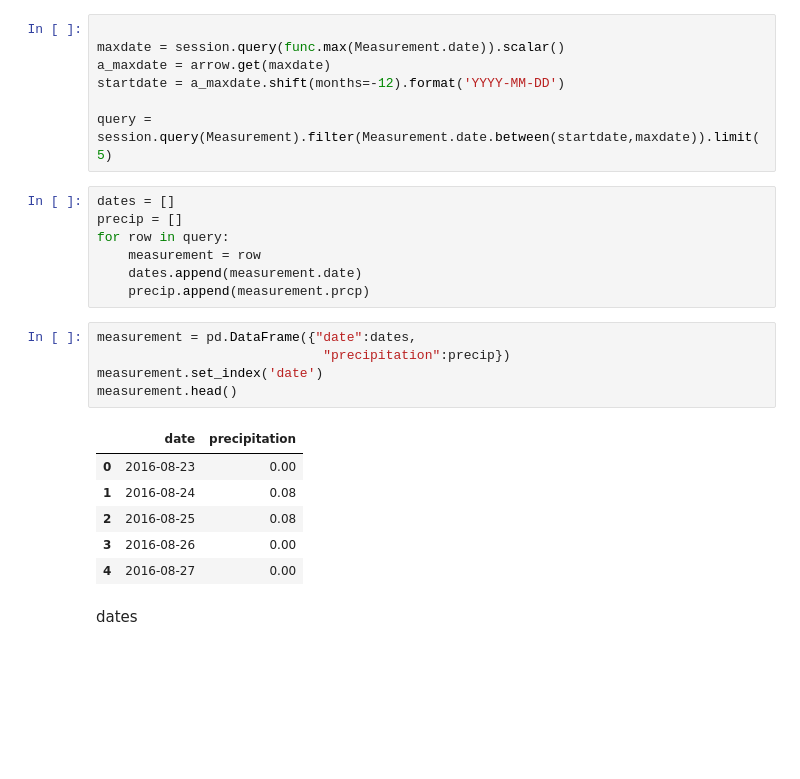
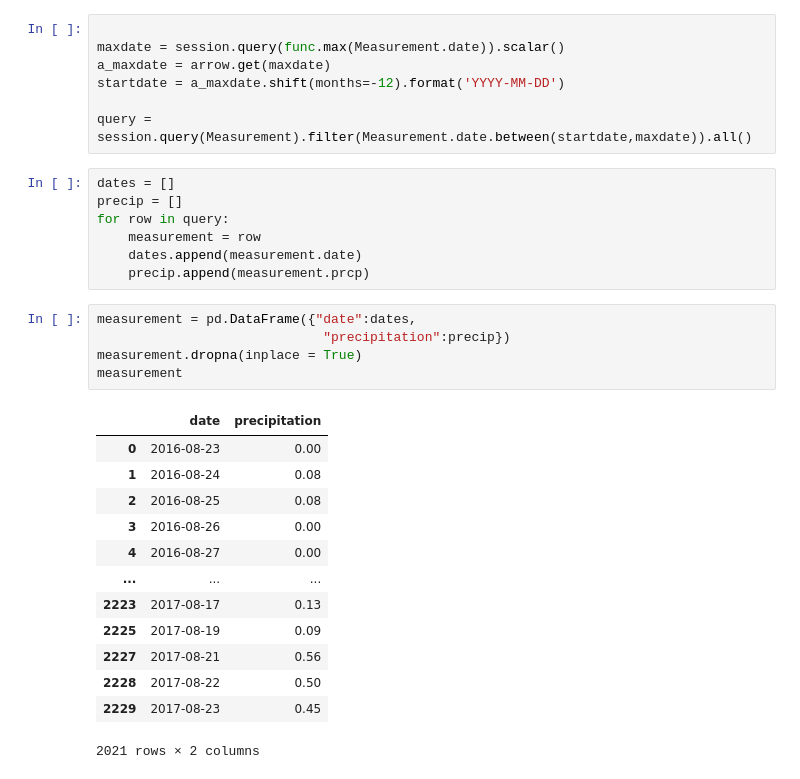
Before and after one commit to derrikdennis/sqlalchemy-challenge, a Jupyter notebook: climate.ipynb, the cells around one changed output. Saved outputs shown, nothing was run; the diff lists cells and outputs as text; blank space fills up the shorter version.

```diff
--- a/climate.ipynb
+++ b/climate.ipynb
@@ -79,7 +82,7 @@ maxdate = session.query(func.max(Measurement.date)).scalar()
 a_maxdate = arrow.get(maxdate)
 startdate = a_maxdate.shift(months=-12).format('YYYY-MM-DD')
 
-query = session.query(Measurement).filter(Measurement.date.between(startdate,maxdate)).limit(5)
+query = session.query(Measurement).filter(Measurement.date.between(startdate,maxdate)).all()
 # %%
 dates = []
 precip = []
@@ -90,14 +93,19 @@ for row in query:
 # %%
 measurement = pd.DataFrame({"date":dates,
                              "precipitation":precip})
-measurement.set_index('date')
-measurement.head()
+measurement.dropna(inplace = True)
+measurement
 # %% [output]
 |  | date | precipitation |
 | 0 | 2016-08-23 | 0.00 |
 | 1 | 2016-08-24 | 0.08 |
 | 2 | 2016-08-25 | 0.08 |
 | 3 | 2016-08-26 | 0.00 |
 | 4 | 2016-08-27 | 0.00 |
+| ... | ... | ... |
+| 2223 | 2017-08-17 | 0.13 |
+| 2225 | 2017-08-19 | 0.09 |
+| 2227 | 2017-08-21 | 0.56 |
+| 2228 | 2017-08-22 | 0.50 |
+| 2229 | 2017-08-23 | 0.45 |
+2021 rows × 2 columns
-# %% [markdown]
-dates
```
Also changed, not shown: parts of 6 cells of this notebook, 1 other file.
